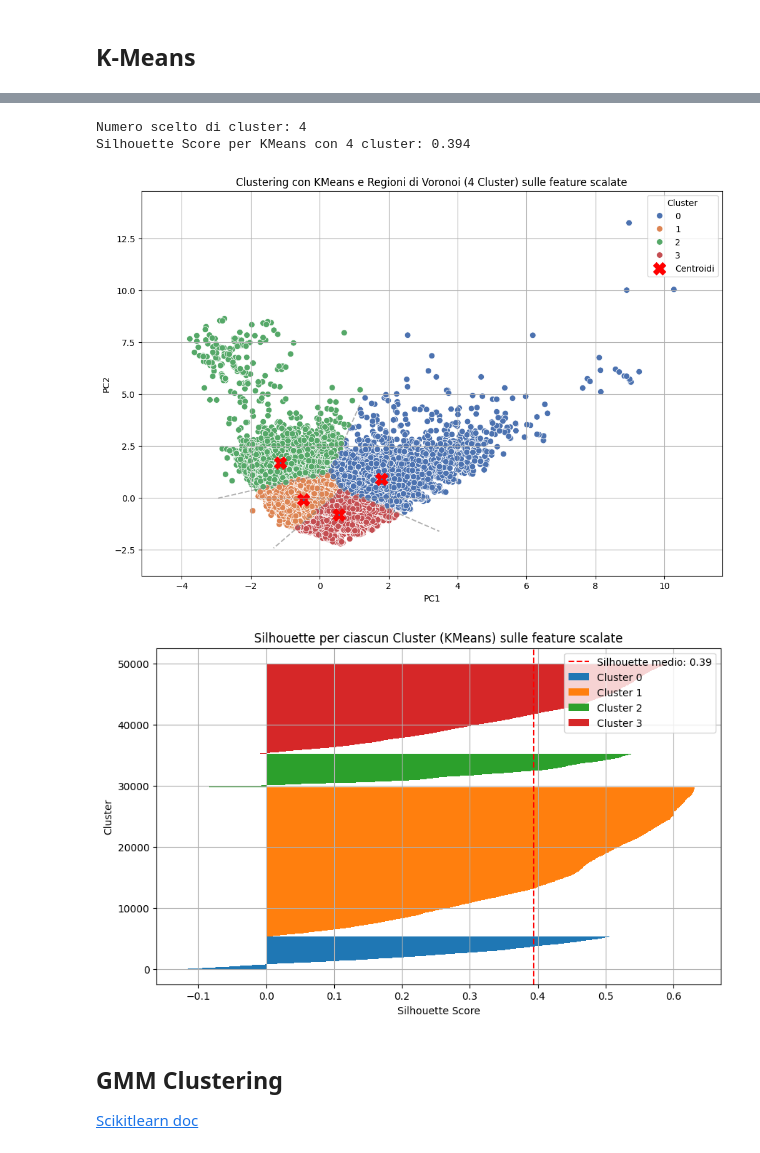
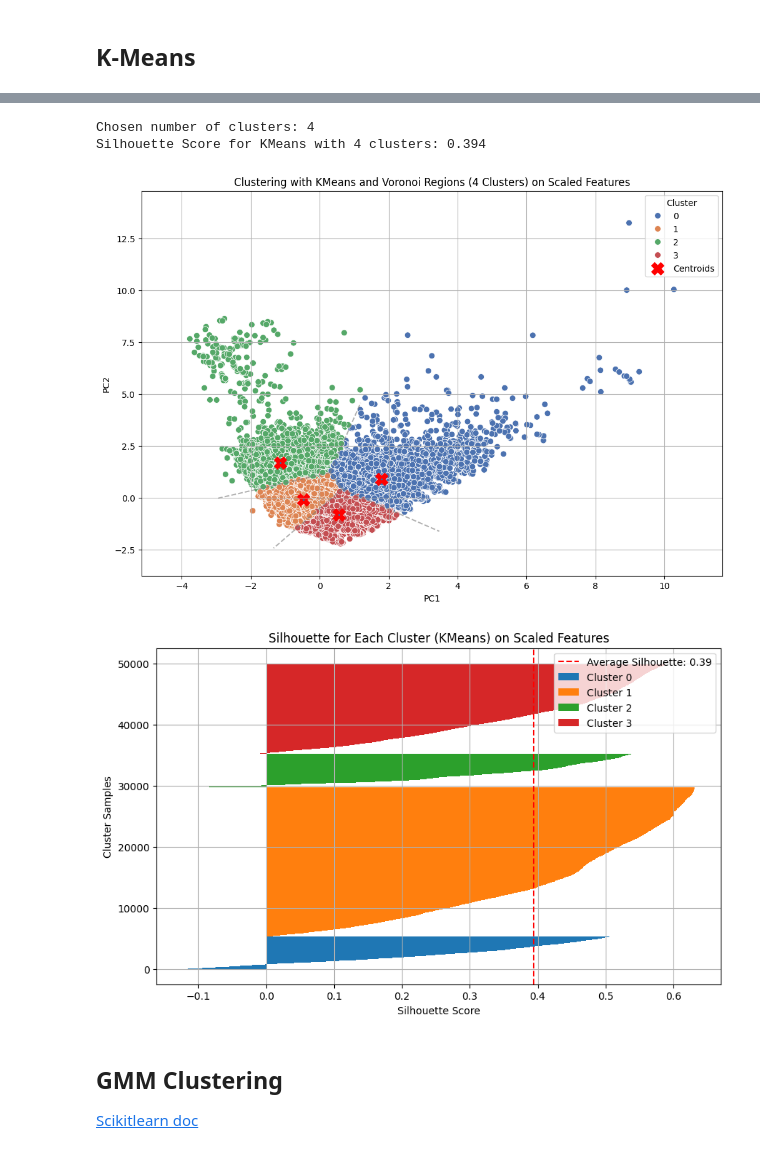
Before and after one commit to fedeStaffo/UK-Traffic-Accidents-Classification-Clustering-TimeSeries, a Jupyter notebook: clustering_uk_roads_accidents.ipynb, the cells around one changed output, grey strips where cells are left out. Drawn from its saved outputs; the diff is of its cells as text; code cells hidden in the pictures.

```diff
--- a/clustering_uk_roads_accidents.ipynb
+++ b/clustering_uk_roads_accidents.ipynb
@@ -723,101 +723,101 @@ import matplotlib.pyplot as plt
 import seaborn as sns
 import numpy as np
 
-# Selezionare solo PC1 e PC2 per il clustering
+# Select only PC1 and PC2 for clustering
 X = pca_df[['PC1', 'PC2']].values
 
-# Eseguire il campionamento
-sample_size = 50000  # Numero massimo di campioni
+# Perform sampling
+sample_size = 50000  # Maximum number of samples
 X_sampled = X[:sample_size]
 
-# Normalizzare i dati campionati
+# Normalize the sampled data
 scaler = StandardScaler()
 X_sampled_scaled = scaler.fit_transform(X_sampled)
 
-# Metodo del gomito per determinare il numero di cluster ottimale
+# Elbow method to determine the optimal number of clusters
 wcss = []  # Within-cluster sum of squares (WCSS)
-max_k = 15  # Numero massimo di cluster da provare
+max_k = 15  # Maximum number of clusters to try
 for k in range(1, max_k + 1):
     kmeans = KMeans(n_clusters=k, init='k-means++', max_iter=300, n_init=10, random_state=42)
     kmeans.fit(X_sampled_scaled)
     wcss.append(kmeans.inertia_)
 
-# Plot della curva del gomito
+# Elbow curve plot
 plt.figure(figsize=(10, 6))
 plt.plot(range(1, max_k + 1), wcss, marker='o')
-plt.title('Metodo del Gomito per Determinare il Numero di Cluster')
-plt.xlabel('Numero di Cluster')
+plt.title('Elbow Method for Determining the Number of Clusters')
+plt.xlabel('Number of Clusters')
 plt.ylabel('WCSS')
 plt.grid(True)
 plt.show()
 
-# Scegliere il numero di cluster ottimale (manuale o automatico)
-n_clusters = 4  # Puoi modificarlo in base alla curva del gomito
-print(f"Numero scelto di cluster: {n_clusters}")
+# Choose the optimal number of clusters (manual or automatic)
+n_clusters = 4  # You can modify this based on the elbow curve
+print(f"Chosen number of clusters: {n_clusters}")
 
-# Eseguire KMeans con il numero ottimale di cluster
+# Perform KMeans with the optimal number of clusters
 kmeans = KMeans(n_clusters=n_clusters, init='k-means++', max_iter=300, n_init=10, random_state=42)
 kmeans_labels = kmeans.fit_predict(X_sampled_scaled)
 
-# Calcolare il Silhouette Score
+# Calculate the Silhouette Score
 silhouette_kmeans = silhouette_score(X_sampled_scaled, kmeans_labels)
-print(f"Silhouette Score per KMeans con {n_clusters} cluster: {silhouette_kmeans:.3f}")
+print(f"Silhouette Score for KMeans with {n_clusters} clusters: {silhouette_kmeans:.3f}")
 
-# Calcolare il silhouette score per ogni punto
+# Calculate the silhouette score for each point
 silhouette_values = silhouette_samples(X_sampled_scaled, kmeans_labels)
 
-# Scatter plot con Voronoi usando i dati scalati
+# Scatter plot with Voronoi using the scaled data
 plt.figure(figsize=(12, 8))
 
-# Centroidi calcolati dal modello KMeans
+# Centroids calculated by the KMeans model
 centroids = kmeans.cluster_centers_
 
-# Calcolare le regioni di Voronoi
+# Calculate the Voronoi regions
 vor = Voronoi(centroids)
 
-# Disegnare le regioni di Voronoi
+# Draw the Voronoi regions
 voronoi_plot_2d(vor, ax=plt.gca(), show_vertices=False, line_colors='gray', line_width=1.5, line_alpha=0.6, point_size=2)
 
-# Scatter plot dei dati con le feature scalate
+# Scatter plot of the data with scaled features
 sns.scatterplot(x=X_sampled_scaled[:, 0], y=X_sampled_scaled[:, 1], hue=kmeans_labels, palette='deep', s=50, legend='full')
-plt.scatter(centroids[:, 0], centroids[:, 1], s=200, c='red', label='Centroidi', marker='X')
+plt.scatter(centroids[:, 0], centroids[:, 1], s=200, c='red', label='Centroids', marker='X')
 
-# Espandere i limiti degli assi per evitare tagli
+# Expand axis limits to avoid cutting
 x_min, x_max = X_sampled_scaled[:, 0].min(), X_sampled_scaled[:, 0].max()
 y_min, y_max = X_sampled_scaled[:, 1].min(), X_sampled_scaled[:, 1].max()
 plt.xlim(x_min - 0.1 * abs(x_max - x_min), x_max + 0.1 * abs(x_max - x_min))
 plt.ylim(y_min - 0.1 * abs(y_max - y_min), y_max + 0.1 * abs(y_max - y_min))
 
-# Modifiche estetiche
-plt.title(f'Clustering con KMeans e Regioni di Voronoi ({n_clusters} Cluster) sulle feature scalate')
+# Aesthetic changes
+plt.title(f'Clustering with KMeans and Voronoi Regions ({n_clusters} Clusters) on Scaled Features')
 plt.xlabel('PC1')
 plt.ylabel('PC2')
 plt.legend(title='Cluster')
 plt.grid(True)
 plt.show()
 
-# Plot della silhouette per ciascun cluster
+# Plot of the silhouette for each cluster
 plt.figure(figsize=(10, 6))
 
 y_lower, y_upper = 0, 0
 for i in range(n_clusters):
-    # Ottieni i valori della silhouette per il cluster
+    # Get the silhouette values for the cluster
     cluster_silhouette_values = silhouette_values[kmeans_labels == i]
     cluster_silhouette_values.sort()
 
-    # Aggiorna gli spazi tra i cluster
+    # Update spaces between clusters
     y_upper += len(cluster_silhouette_values)
     plt.barh(range(y_lower, y_upper), cluster_silhouette_values, height=1.0, edgecolor='none', label=f"Cluster {i}")
     y_lower += len(cluster_silhouette_values)
 
-# Linea verticale tratteggiata per il valore medio di silhouette
-plt.axvline(x=silhouette_kmeans, color="red", linestyle="--", label=f"Silhouette medio: {silhouette_kmeans:.2f}")
+# Dashed vertical line for the average silhouette value
+plt.axvline(x=silhouette_kmeans, color="red", linestyle="--", label=f"Average Silhouette: {silhouette_kmeans:.2f}")
 
-# Modifiche estetiche
-plt.title(f"Silhouette per ciascun Cluster (KMeans) sulle feature scalate")
+# Aesthetic changes
+plt.title(f"Silhouette for Each Cluster (KMeans) on Scaled Features")
 plt.xlabel("Silhouette Score")
-plt.ylabel("Cluster")
-plt.legend(loc="upper right")  # Impostiamo una posizione esplicita per la legenda
+plt.ylabel("Cluster Samples")
+plt.legend(loc="upper right")  # Set an explicit location for the legend
 plt.grid(True)
 plt.show()
 # %% [output]
@@ -825,7 +825,7 @@ plt.show()
-Numero scelto di cluster: 4
-Silhouette Score per KMeans con 4 cluster: 0.394
+Chosen number of clusters: 4
+Silhouette Score for KMeans with 4 clusters: 0.394
 [figure]
-[figure, old version]
+[figure, new version]
 # %% [markdown]
 ## GMM Clustering
 [Scikitlearn doc](https://scikit-learn.org/1.5/modules/mixture.html)
```
Also changed, not shown: parts of 20 cells of this notebook.
